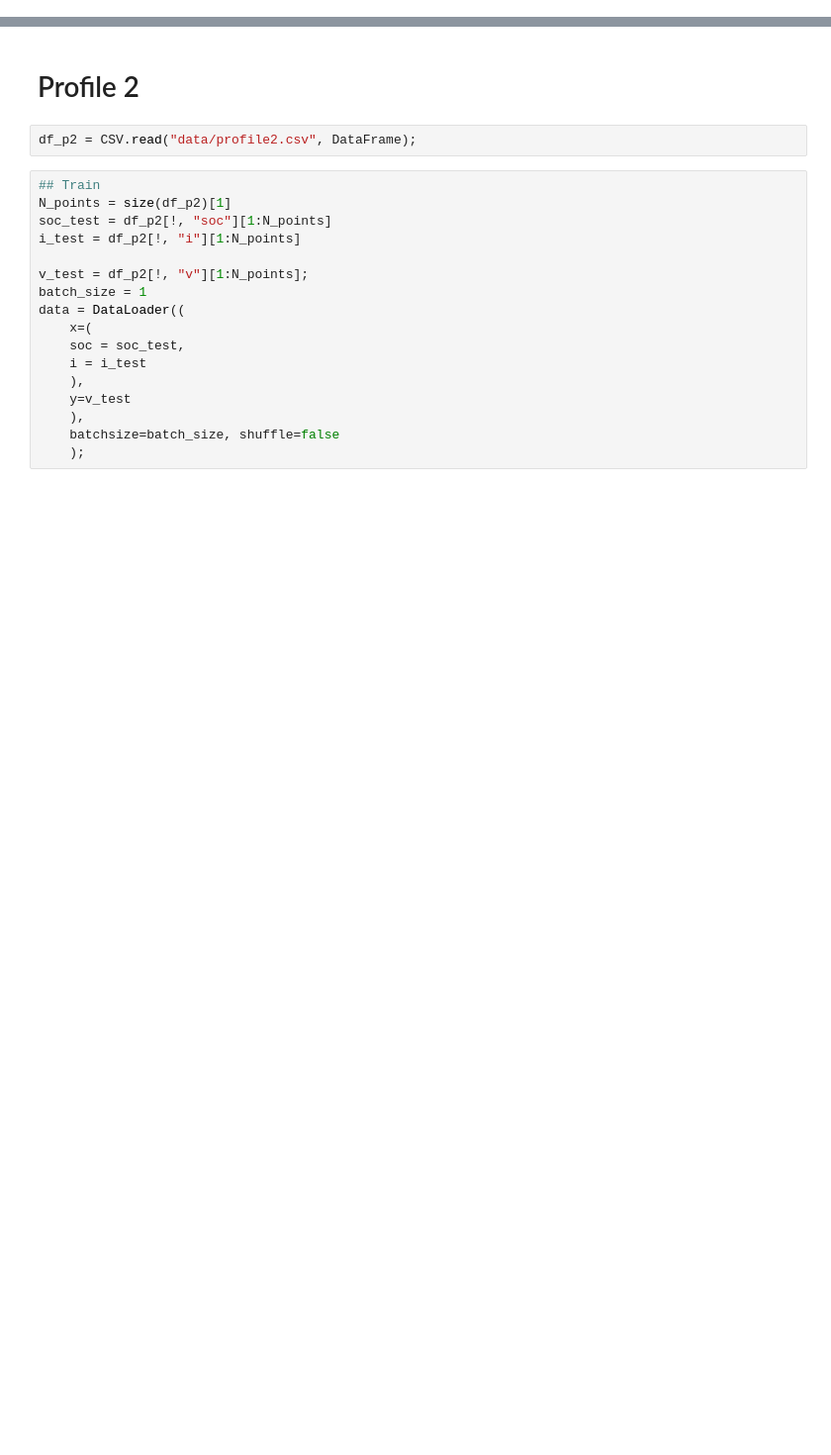
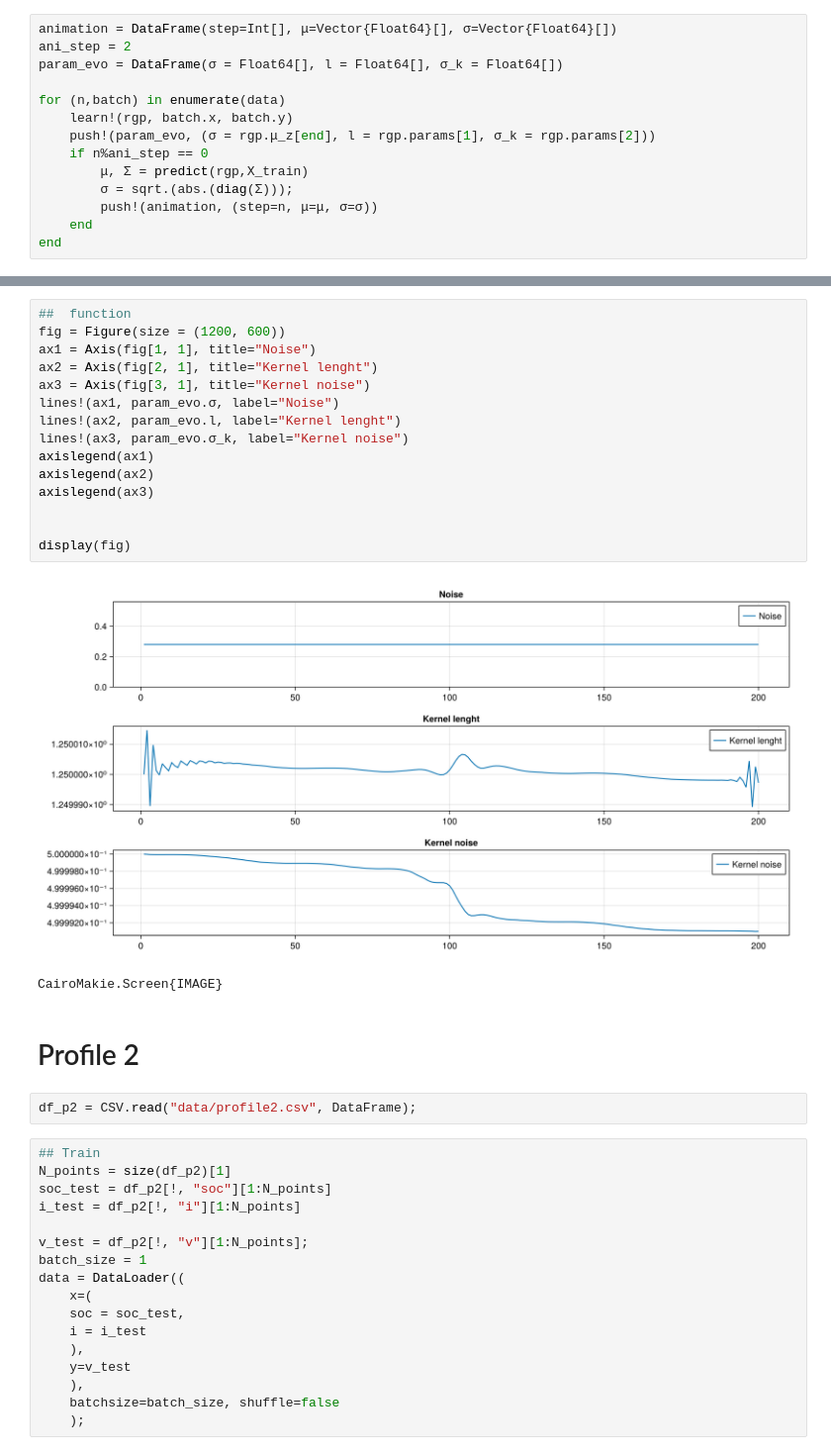
Before and after one commit to martincornejo/BatteryRecursiveGPs.jl, a Jupyter notebook: dummy.ipynb, the cells around one changed output, grey strips where cells are left out. Shown at 99% size. Drawn from its saved outputs; the diff is of its cells as text; blank space fills up the shorter version.

```diff
--- a/dummy.ipynb
+++ b/dummy.ipynb
@@ -17,0 +62,14 @@ using .battModel
+# %%
+animation = DataFrame(step=Int[], μ=Vector{Float64}[], σ=Vector{Float64}[])
+ani_step = 2
+param_evo = DataFrame(σ = Float64[], l = Float64[], σ_k = Float64[])
+
+for (n,batch) in enumerate(data)
+    learn!(rgp, batch.x, batch.y)
+    push!(param_evo, (σ = rgp.μ_z[end], l = rgp.params[1], σ_k = rgp.params[2]))
+    if n%ani_step == 0
+        μ, Σ = predict(rgp,X_train)
+        σ = sqrt.(abs.(diag(Σ)));
+        push!(animation, (step=n, μ=μ, σ=σ))
+    end
+end
@@ -18,3 +121,21 @@ using .battModel
+# %%
+##  function
+fig = Figure(size = (1200, 600))
+ax1 = Axis(fig[1, 1], title="Noise")
+ax2 = Axis(fig[2, 1], title="Kernel lenght")
+ax3 = Axis(fig[3, 1], title="Kernel noise")
+lines!(ax1, param_evo.σ, label="Noise")
+lines!(ax2, param_evo.l, label="Kernel lenght")
+lines!(ax3, param_evo.σ_k, label="Kernel noise")
+axislegend(ax1)
+axislegend(ax2)
+axislegend(ax3)
+
+
+display(fig)
+# %% [output]
+[figure, added]
+CairoMakie.Screen{IMAGE}
 # %% [markdown]
 # Profile 2
 # %%
```
Also changed, not shown: parts of 16 cells of this notebook, 5 other files.
